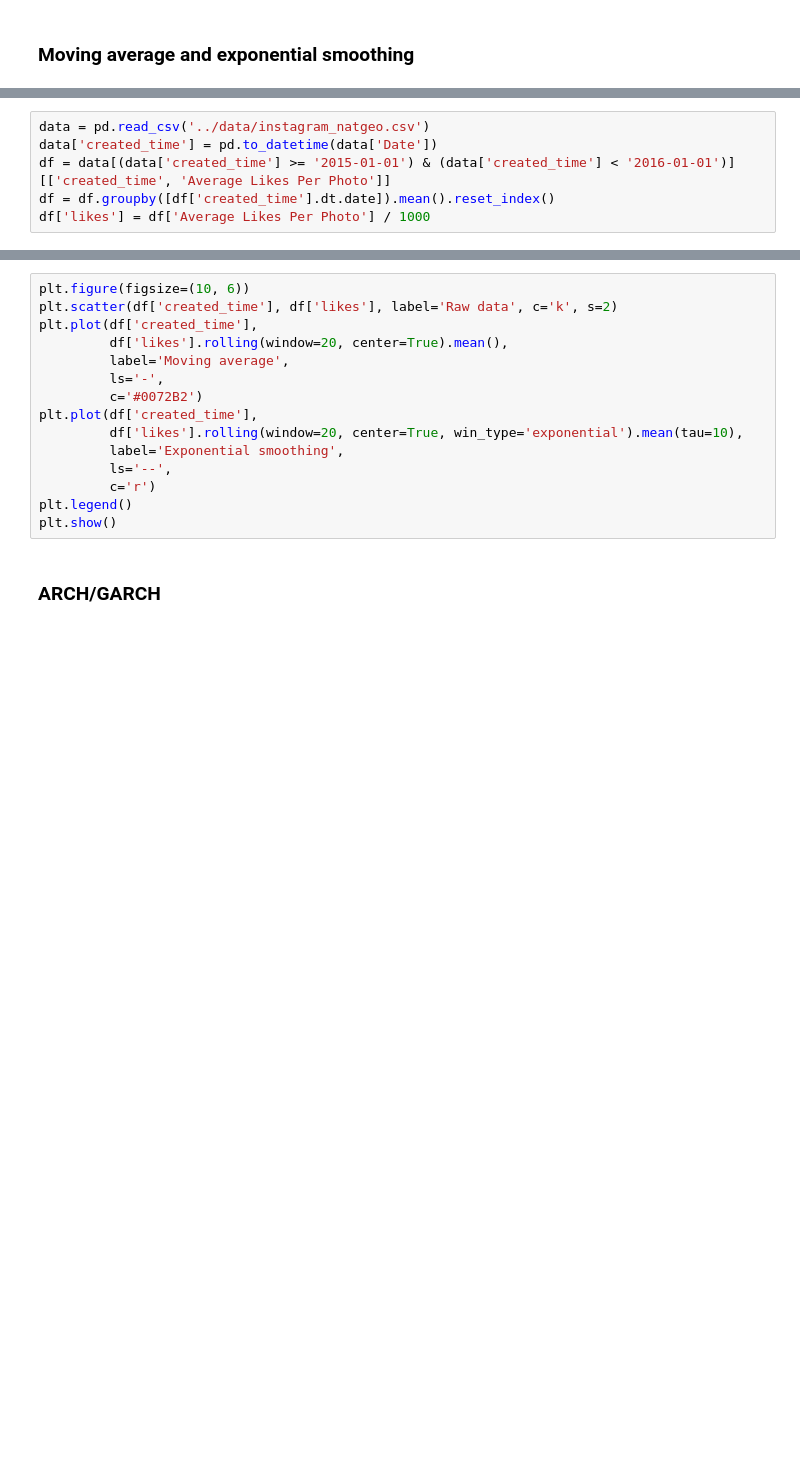
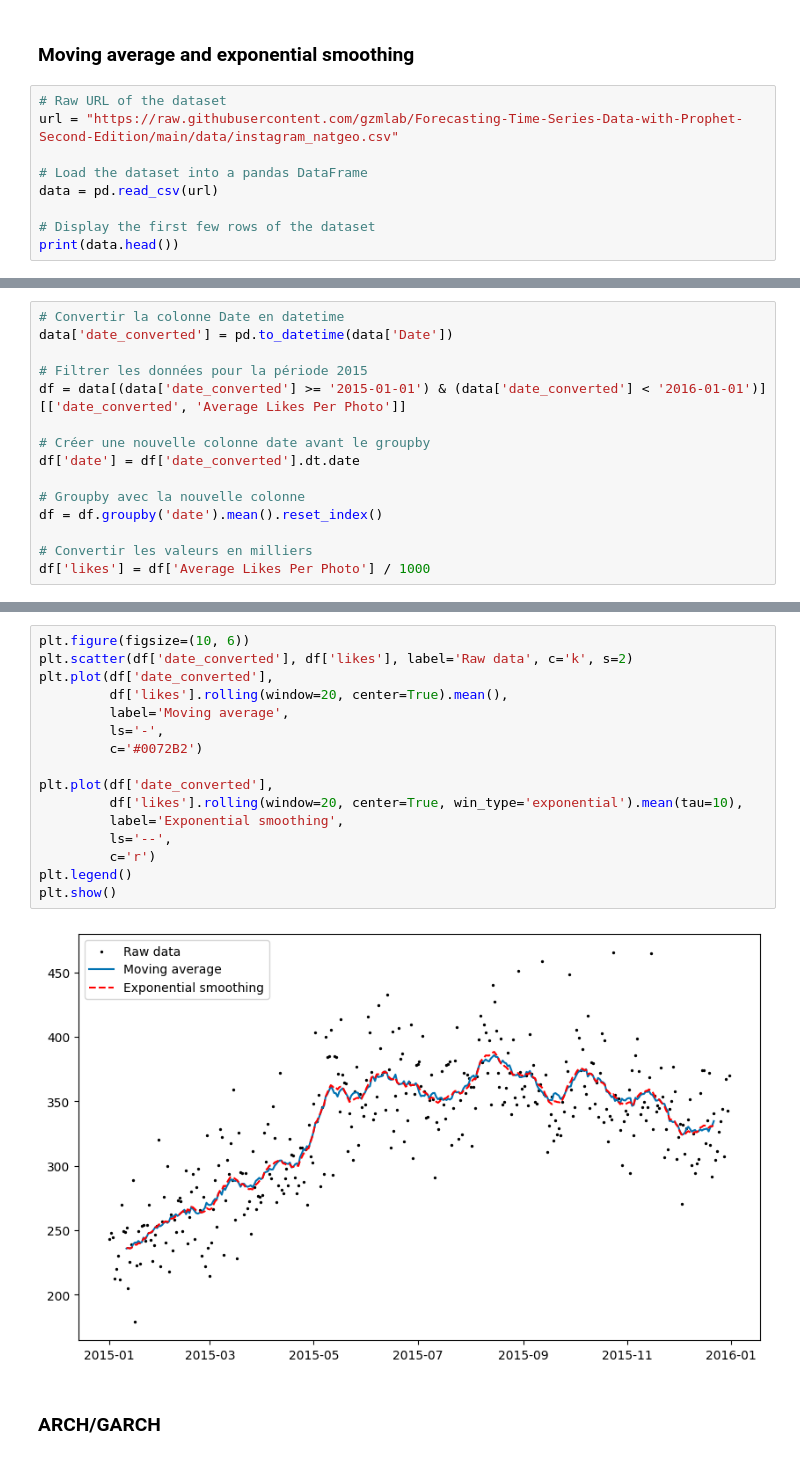
Before and after one commit to gzmlab/Forecasting-Time-Series-Data-with-Prophet-Second-Edition, a Jupyter notebook: Chapter01/Chapter_01.ipynb, the cells around one changed output, grey strips where cells are left out. Cells and saved outputs as stored; diff of their text form; blank space fills up the shorter version.

```diff
--- a/Chapter01/Chapter_01.ipynb
+++ b/Chapter01/Chapter_01.ipynb
@@ -79,3 +79,12 @@ plt.show()
 [figure]
 # %% [markdown]
 ### Moving average and exponential smoothing
+# %%
+# Raw URL of the dataset
+url = "https://raw.githubusercontent.com/gzmlab/Forecasting-Time-Series-Data-with-Prophet-Second-Edition/main/data/instagram_natgeo.csv"
+
+# Load the dataset into a pandas DataFrame
+data = pd.read_csv(url)
+
+# Display the first few rows of the dataset
+print(data.head())
@@ -82,6 +98,15 @@ plt.show()
 # %%
-data = pd.read_csv('../data/instagram_natgeo.csv')
-data['created_time'] = pd.to_datetime(data['Date'])
-df = data[(data['created_time'] >= '2015-01-01') & (data['created_time'] < '2016-01-01')][['created_time', 'Average Likes Per Photo']]
-df = df.groupby([df['created_time'].dt.date]).mean().reset_index()
+# Convertir la colonne Date en datetime
+data['date_converted'] = pd.to_datetime(data['Date'])
+
+# Filtrer les données pour la période 2015
+df = data[(data['date_converted'] >= '2015-01-01') & (data['date_converted'] < '2016-01-01')][['date_converted', 'Average Likes Per Photo']]
+
+# Créer une nouvelle colonne date avant le groupby
+df['date'] = df['date_converted'].dt.date
+
+# Groupby avec la nouvelle colonne
+df = df.groupby('date').mean().reset_index()
+
+# Convertir les valeurs en milliers
 df['likes'] = df['Average Likes Per Photo'] / 1000
@@ -90,18 +113,21 @@ FileNotFoundError: [Errno 2] No such file or directory: '../data/instagram_natge
 # %%
 plt.figure(figsize=(10, 6))
-plt.scatter(df['created_time'], df['likes'], label='Raw data', c='k', s=2)
-plt.plot(df['created_time'],
+plt.scatter(df['date_converted'], df['likes'], label='Raw data', c='k', s=2)
+plt.plot(df['date_converted'],
          df['likes'].rolling(window=20, center=True).mean(),
          label='Moving average',
          ls='-',
          c='#0072B2')
-plt.plot(df['created_time'],
+
+plt.plot(df['date_converted'],
          df['likes'].rolling(window=20, center=True, win_type='exponential').mean(tau=10),
          label='Exponential smoothing',
          ls='--',
          c='r')
 plt.legend()
 plt.show()
+# %% [output]
+[figure, added]
 # %% [markdown]
 ### ARCH/GARCH
 # %%
```
Also changed, not shown: parts of 5 cells of this notebook.
